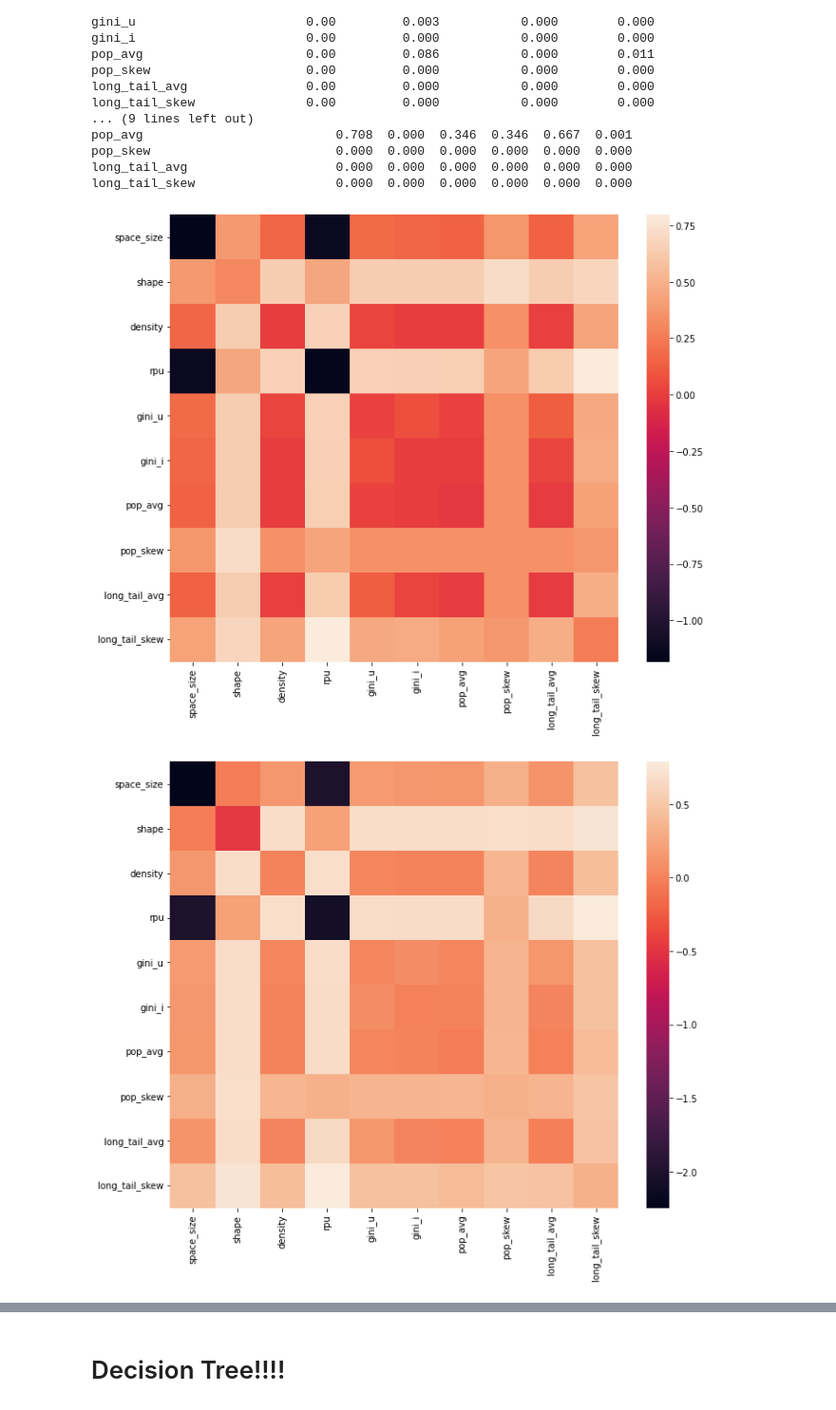
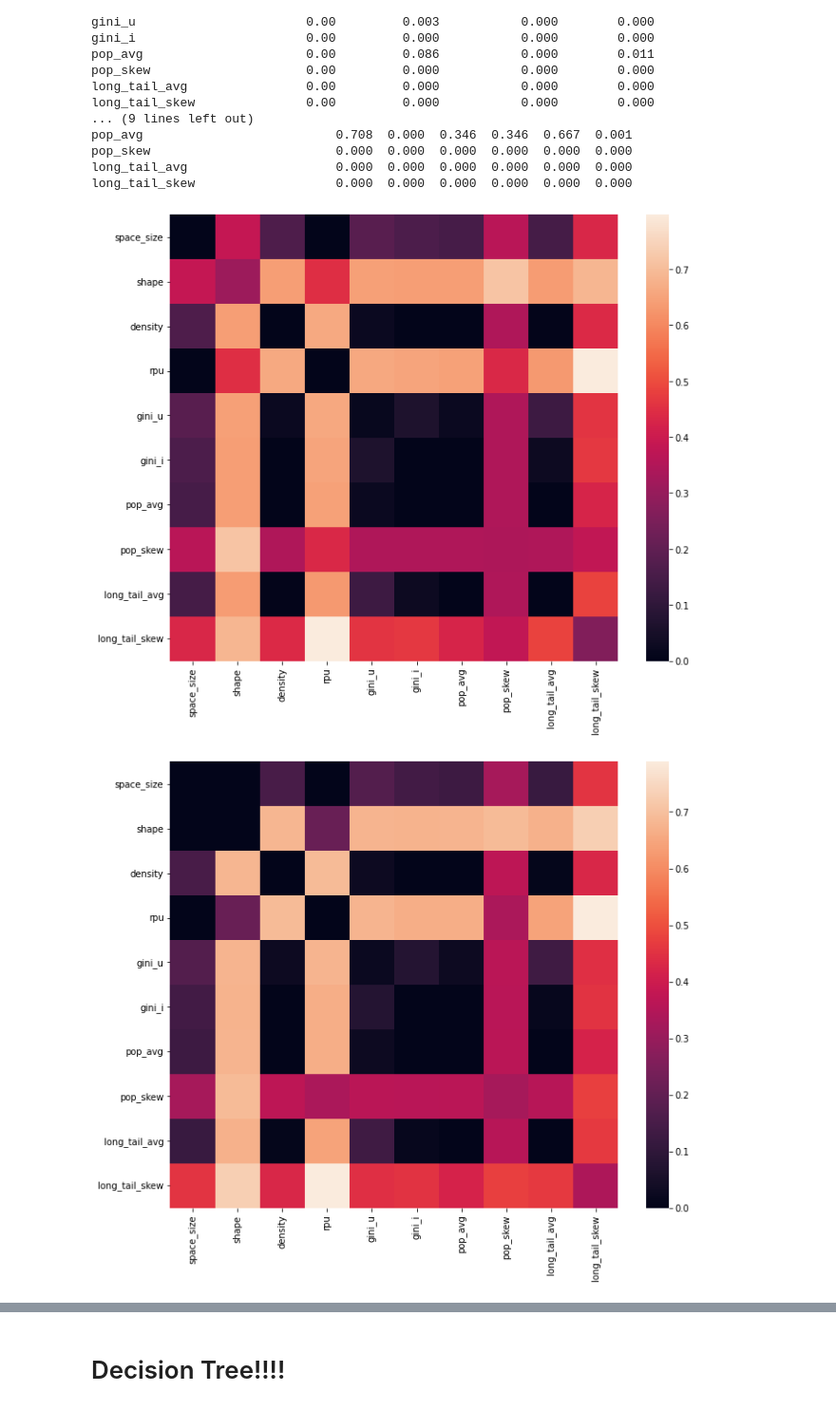
Before and after one commit to hugodavilat/recomendadores, a Jupyter notebook: explanatory_framework/features_calculator/stats.ipynb, the cells around one changed output, grey strips where cells are left out. Shown: that part at 95% size. Saved outputs shown, nothing was run; the diff lists cells and outputs as text; code cells hidden in the pictures.

```diff
--- a/explanatory_framework/features_calculator/stats.ipynb
+++ b/explanatory_framework/features_calculator/stats.ipynb
@@ -65,17 +66,17 @@ features_str = [
     "shape",
     "density",
     "rpu",
-#     "rpi",
+    "rpi",
     "gini_u",
     "gini_i",
     "pop_avg",
-#     "pop_std",
+    "pop_std",
     "pop_skew",
-#     "pop_kurtosis",
+    "pop_kurtosis",
     "long_tail_avg",
-#     "long_tail_std",
+    "long_tail_std",
     "long_tail_skew",
-#     "long_tail_kurtosis"
+    "long_tail_kurtosis"
 ]
 
 algos = [
@@ -141,17 +142,19 @@ long_tail_skew                   0.000  0.000  0.000  0.000  0.000  0.000
 # %%
 algos_2 = ["UserKNN-Amplified", "ItemKNN-AdjustedCosine", "BPR", "NMF"]
 z2 = np.zeros((len(features_str), len(features_str)))
 
 for i, algo in enumerate(algos_2):
     for j, f1 in enumerate(features_str):
         for k, f2 in enumerate(features_str):
             features = [f1, f2]
             x, y = get_x_y_from_pandas(df, features, algo)
             model = LinearRegression()
             model.fit(x,y,get_p_value=False)
             r_sq = np.round(model.score(x, y), 3)
+            if(r_sq < 0):
+                r_sq = 0.0
             z2.itemset((j, k), r_sq)
     plot_heat_map(features_str, features_str, z2, f"R2 for 2 DCs - {algo}")
 # %% [output]
-[figure, old version]
+[figure, new version]
-[figure, old version]
+[figure, new version]
```
Also changed, not shown: parts of 3 cells of this notebook.
